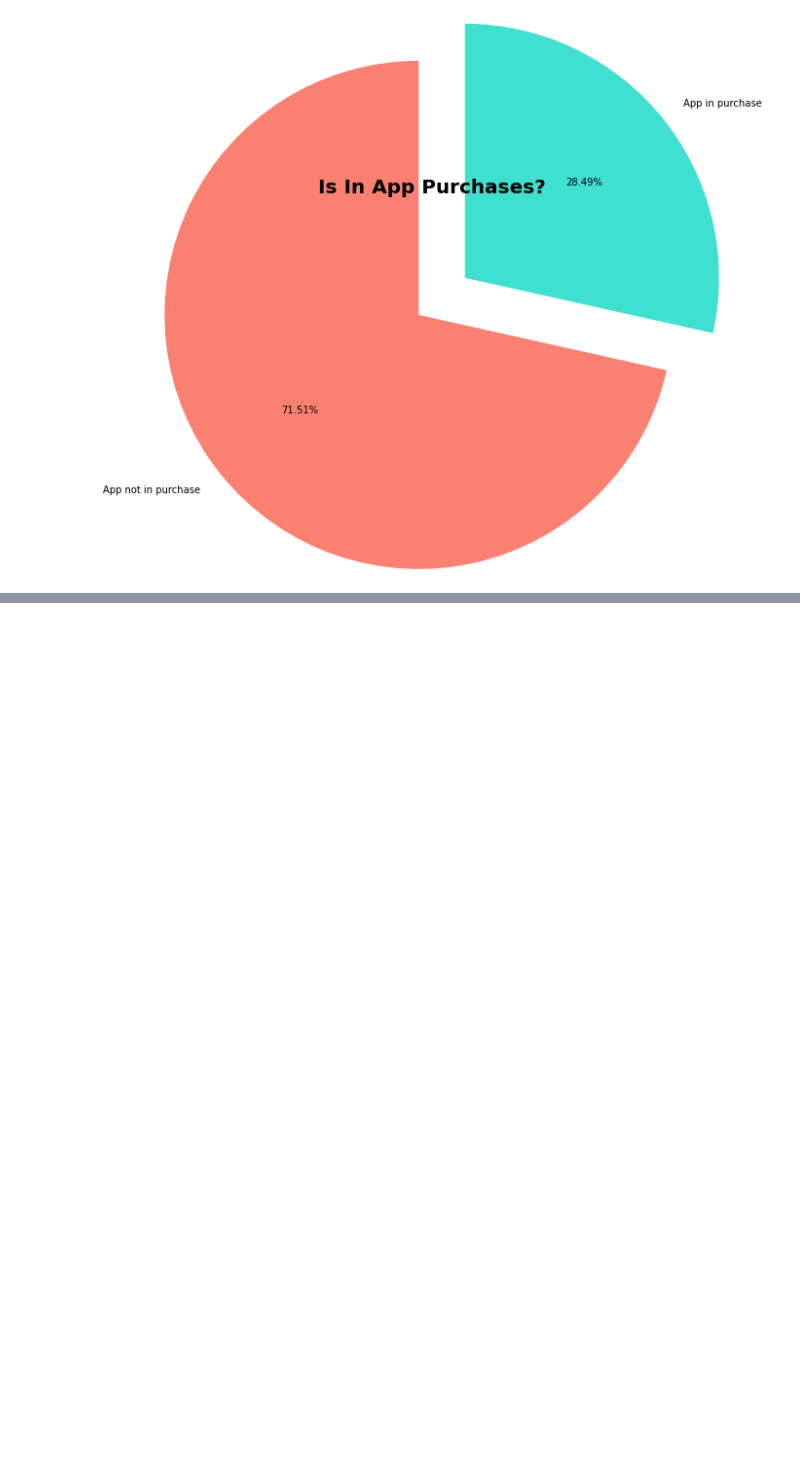
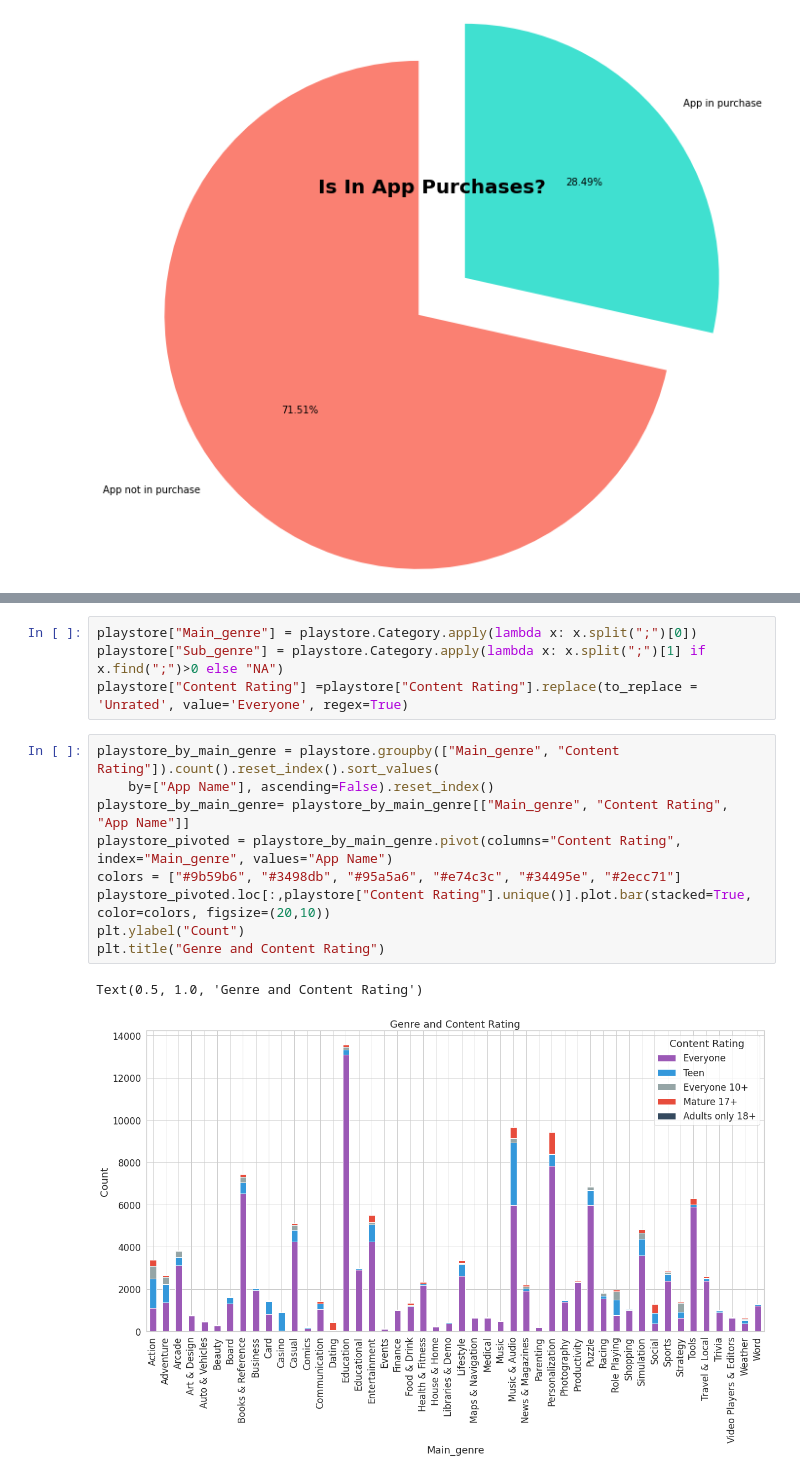
Before and after one commit to Geothomas1/Playstore, a Jupyter notebook: Exploratory Data Analysis/Main.ipynb, the cells around one changed output, grey strips where cells are left out. Saved outputs shown, nothing was run; the diff lists cells and outputs as text; blank space fills up the shorter version.

```diff
--- a/Exploratory Data Analysis/Main.ipynb
+++ b/Exploratory Data Analysis/Main.ipynb
@@ -296,0 +402,16 @@ plt.plot()
+# %%
+playstore["Main_genre"] = playstore.Category.apply(lambda x: x.split(";")[0])
+playstore["Sub_genre"] = playstore.Category.apply(lambda x: x.split(";")[1] if x.find(";")>0 else "NA")
+playstore["Content Rating"] =playstore["Content Rating"].replace(to_replace = 'Unrated', value='Everyone', regex=True)
+# %%
+playstore_by_main_genre = playstore.groupby(["Main_genre", "Content Rating"]).count().reset_index().sort_values(
+    by=["App Name"], ascending=False).reset_index()
+playstore_by_main_genre= playstore_by_main_genre[["Main_genre", "Content Rating", "App Name"]]
+playstore_pivoted = playstore_by_main_genre.pivot(columns="Content Rating", index="Main_genre", values="App Name")
+colors = ["#9b59b6", "#3498db", "#95a5a6", "#e74c3c", "#34495e", "#2ecc71"]
+playstore_pivoted.loc[:,playstore["Content Rating"].unique()].plot.bar(stacked=True, color=colors, figsize=(20,10))
+plt.ylabel("Count")
+plt.title("Genre and Content Rating")
+# %% [output]
+Text(0.5, 1.0, 'Genre and Content Rating')
+[figure, added]
```
Also changed, not shown: parts of 12 cells of this notebook.
